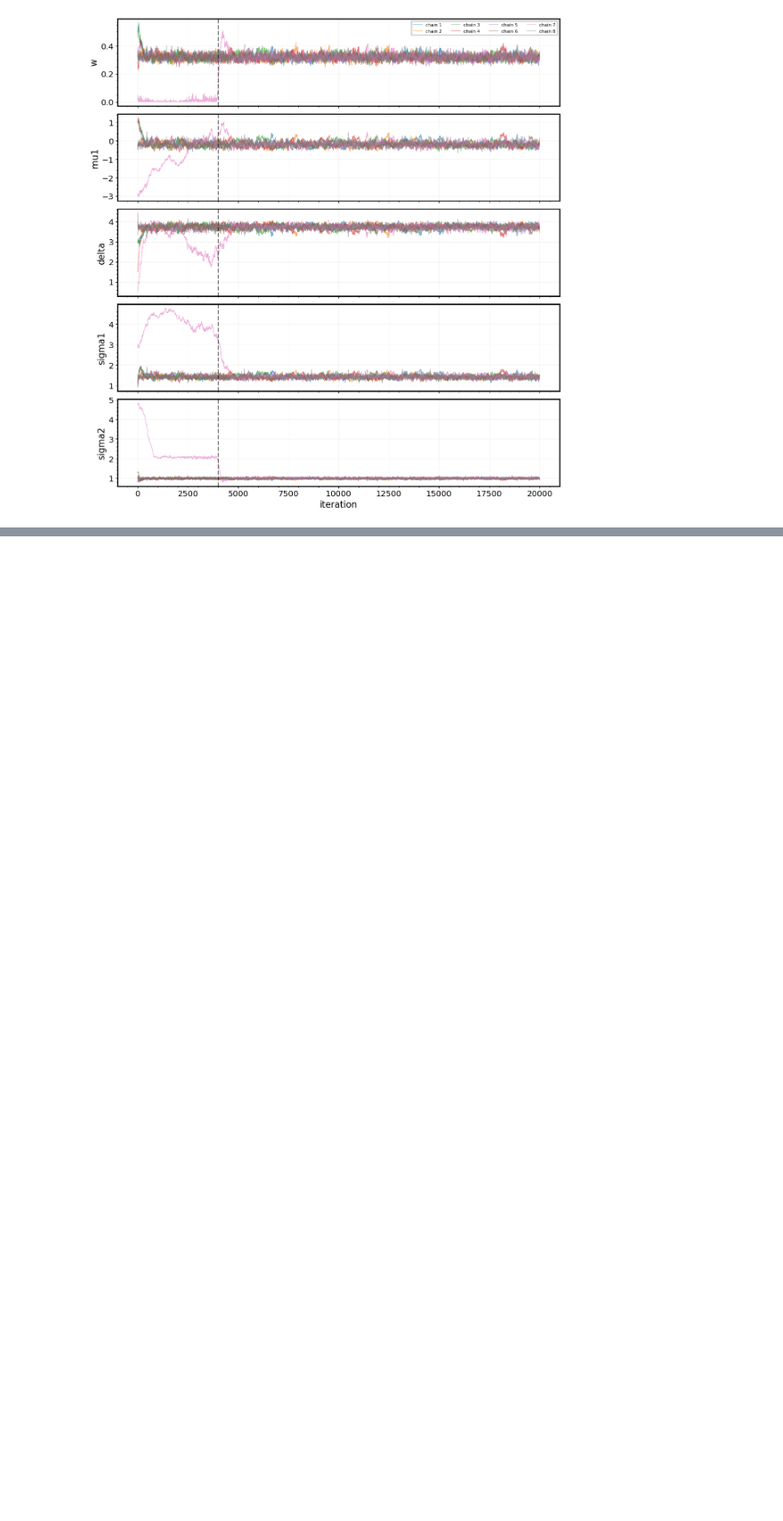
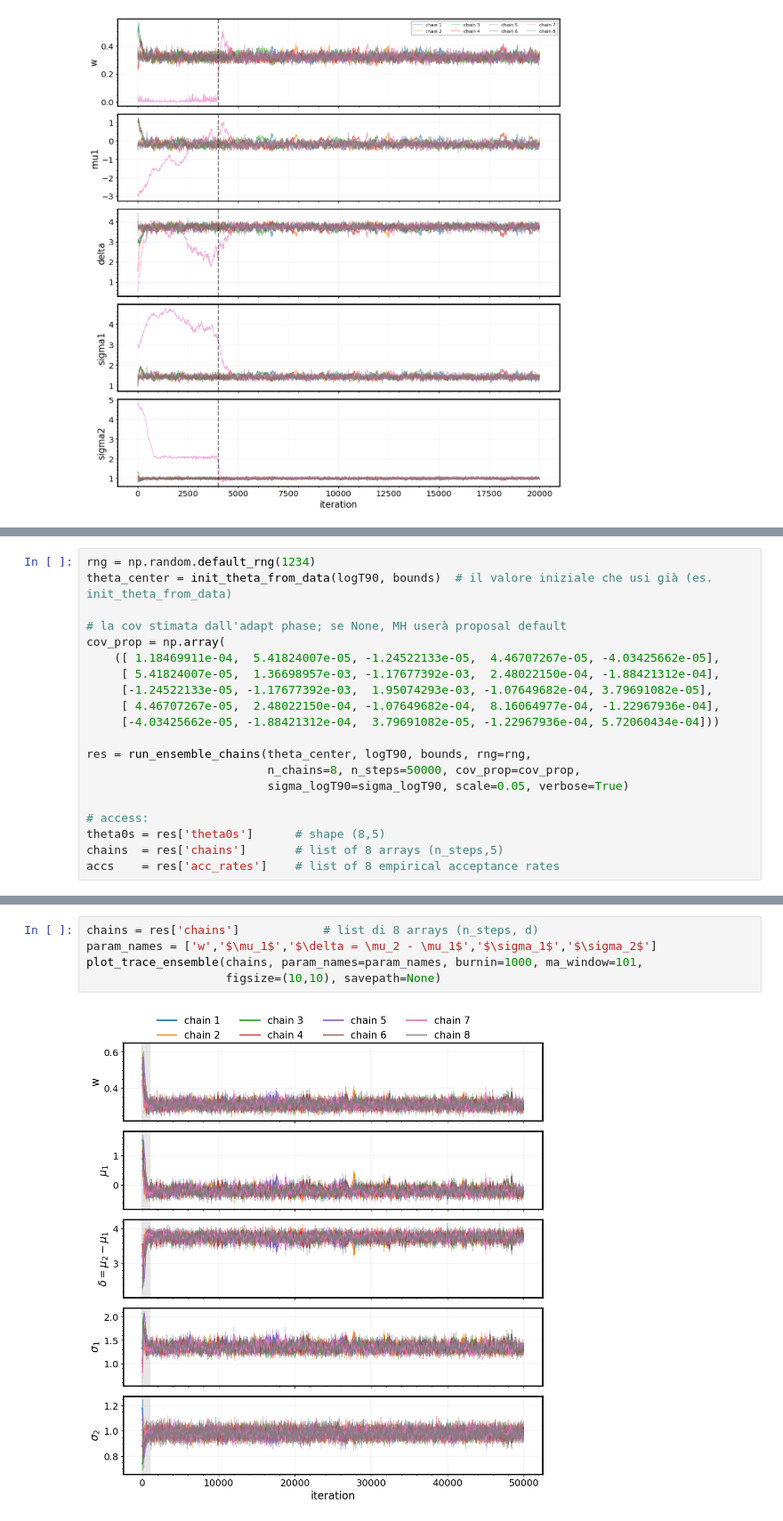
Before and after one commit to LeonardoCaridi/Bayesian_probability, a Jupyter notebook: Ensemble.ipynb, the cells around one changed output, grey strips where cells are left out. Shown at 89% size. Cells and saved outputs as stored; diff of their text form; blank space fills up the shorter version.

Commit message:
Adaptive MH

```diff
--- a/Ensemble.ipynb
+++ b/Ensemble.ipynb
@@ -511,0 +637,20 @@ plot_traces(res2['chains'], burn=res2['burn'])
+# %%
+rng = np.random.default_rng(1234)
+theta_center = init_theta_from_data(logT90, bounds)  # il valore iniziale che usi già (es. init_theta_from_data)
+
+# la cov stimata dall'adapt phase; se None, MH userà proposal default
+cov_prop = np.array(
+    ([ 1.18469911e-04,  5.41824007e-05, -1.24522133e-05,  4.46707267e-05, -4.03425662e-05],
+     [ 5.41824007e-05,  1.36698957e-03, -1.17677392e-03,  2.48022150e-04, -1.88421312e-04],
+     [-1.24522133e-05, -1.17677392e-03,  1.95074293e-03, -1.07649682e-04, 3.79691082e-05],
+     [ 4.46707267e-05,  2.48022150e-04, -1.07649682e-04,  8.16064977e-04, -1.22967936e-04],
+     [-4.03425662e-05, -1.88421312e-04,  3.79691082e-05, -1.22967936e-04, 5.72060434e-04]))
+
+res = run_ensemble_chains(theta_center, logT90, bounds, rng=rng,
+                          n_chains=8, n_steps=50000, cov_prop=cov_prop,
+                          sigma_logT90=sigma_logT90, scale=0.05, verbose=True)
+
+# access:
+theta0s = res['theta0s']      # shape (8,5)
+chains  = res['chains']       # list of 8 arrays (n_steps,5)
+accs    = res['acc_rates']    # list of 8 empirical acceptance rates
@@ -511,0 +818,7 @@ plot_traces(res2['chains'], burn=res2['burn'])
+# %%
+chains = res['chains']            # list di 8 arrays (n_steps, d)
+param_names = ['w','$\mu_1$','$\delta = \mu_2 - \mu_1$','$\sigma_1$','$\sigma_2$']
+plot_trace_ensemble(chains, param_names=param_names, burnin=1000, ma_window=101,
+                    figsize=(10,10), savepath=None)
+# %% [output]
+[figure, added]
```
Also changed, not shown: parts of 7 cells of this notebook, 42 other files.
